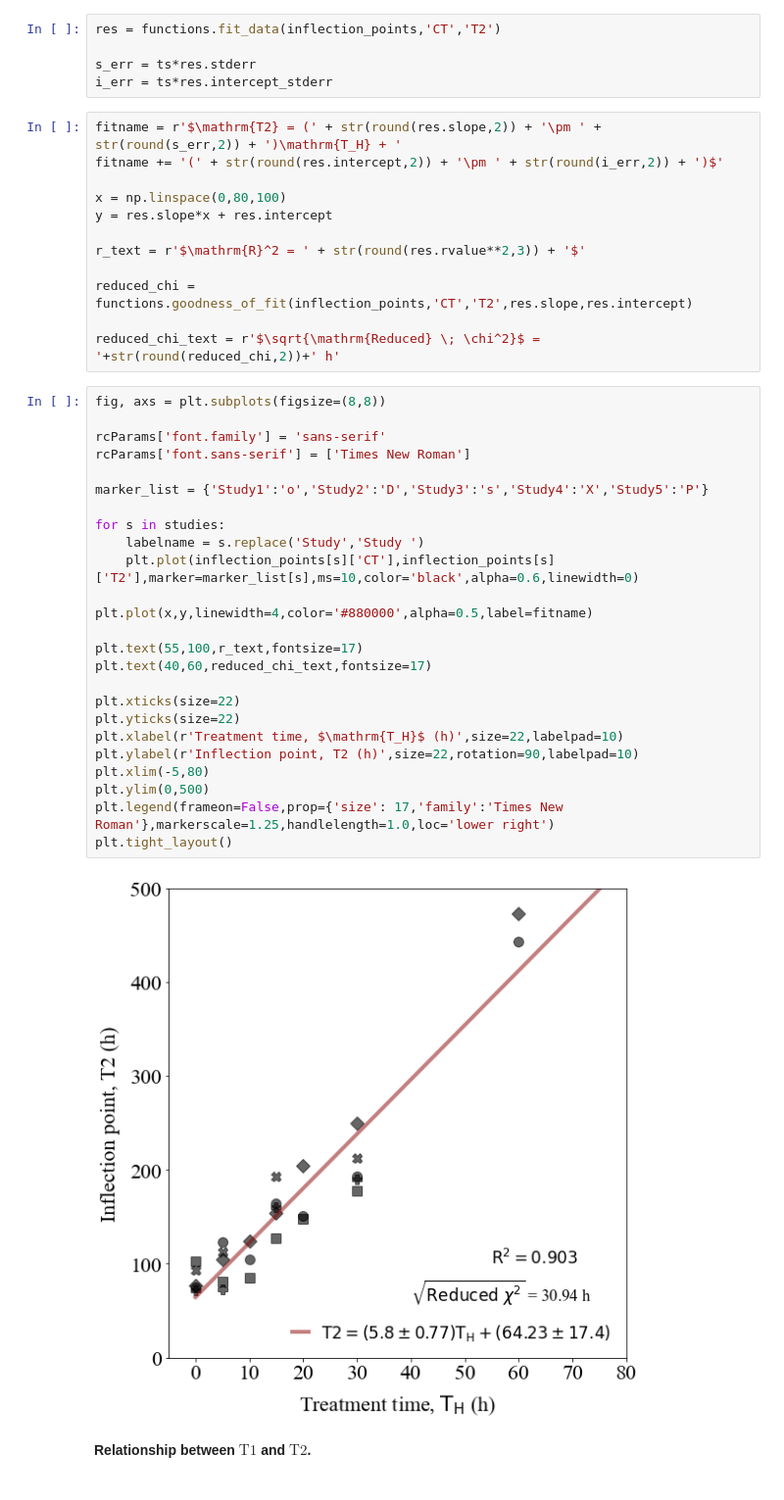
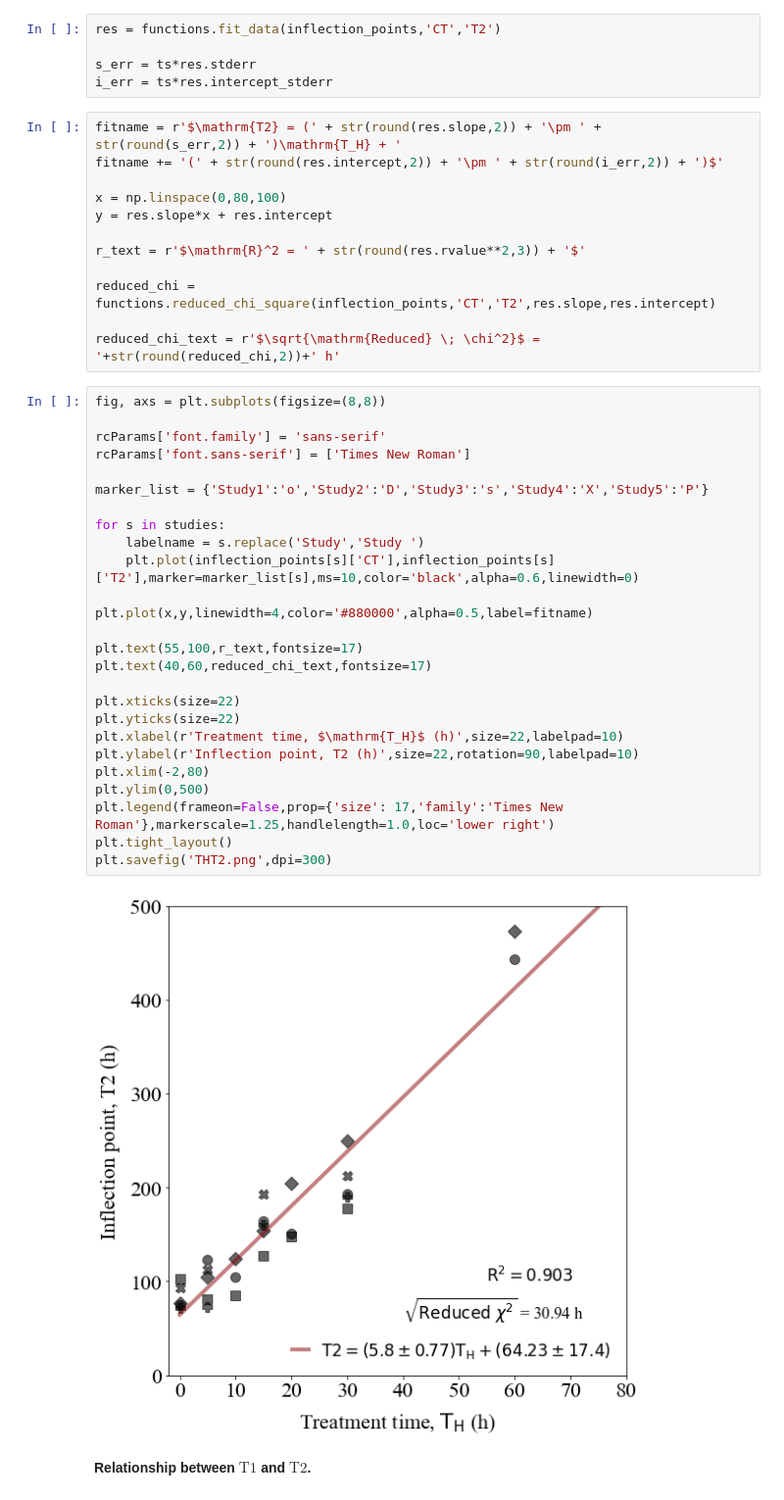
Before and after one commit to sarkar-s/ProVia, a Jupyter notebook: Plot_inflection_points.ipynb, the cells around one changed output. Shown at 98% size. Cells and saved outputs as stored; diff of their text form.

Commit message:
update figures

```diff
--- a/Plot_inflection_points.ipynb
+++ b/Plot_inflection_points.ipynb
@@ -111,36 +118,37 @@ y = res.slope*x + res.intercept
 
 r_text = r'$\mathrm{R}^2 = ' + str(round(res.rvalue**2,3)) + '$'
 
-reduced_chi = functions.goodness_of_fit(inflection_points,'CT','T2',res.slope,res.intercept)
+reduced_chi = functions.reduced_chi_square(inflection_points,'CT','T2',res.slope,res.intercept)
 
 reduced_chi_text = r'$\sqrt{\mathrm{Reduced} \; \chi^2}$ = '+str(round(reduced_chi,2))+' h'
 # %%
 fig, axs = plt.subplots(figsize=(8,8))
 
 rcParams['font.family'] = 'sans-serif'
 rcParams['font.sans-serif'] = ['Times New Roman']
 
 marker_list = {'Study1':'o','Study2':'D','Study3':'s','Study4':'X','Study5':'P'}
 
 for s in studies:
     labelname = s.replace('Study','Study ')
     plt.plot(inflection_points[s]['CT'],inflection_points[s]['T2'],marker=marker_list[s],ms=10,color='black',alpha=0.6,linewidth=0)
 
 plt.plot(x,y,linewidth=4,color='#880000',alpha=0.5,label=fitname)
 
 plt.text(55,100,r_text,fontsize=17)
 plt.text(40,60,reduced_chi_text,fontsize=17)
 
 plt.xticks(size=22)
 plt.yticks(size=22)
 plt.xlabel(r'Treatment time, $\mathrm{T_H}$ (h)',size=22,labelpad=10)
 plt.ylabel(r'Inflection point, T2 (h)',size=22,rotation=90,labelpad=10)
-plt.xlim(-5,80)
+plt.xlim(-2,80)
 plt.ylim(0,500)
 plt.legend(frameon=False,prop={'size': 17,'family':'Times New Roman'},markerscale=1.25,handlelength=1.0,loc='lower right')
 plt.tight_layout()
+plt.savefig('THT2.png',dpi=300)
 # %% [output]
-[figure, old version]
+[figure, new version]
 # %% [markdown]
 **Relationship between $\mathrm{T1}$ and $\mathrm{T2}$.**
 # %%
```
Also changed, not shown: parts of 5 cells of this notebook, 8 other files.
